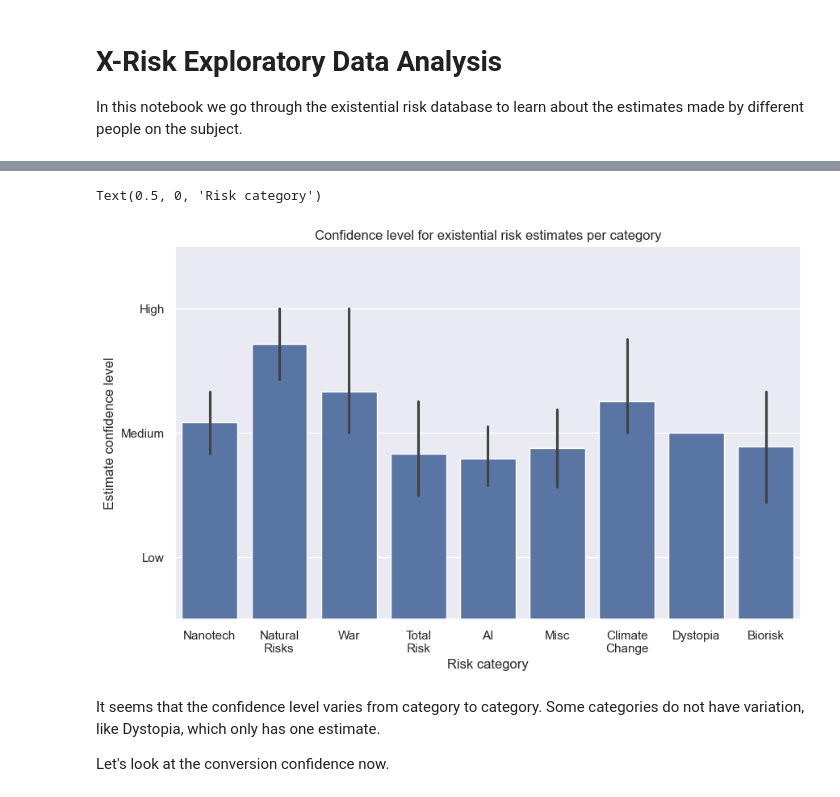
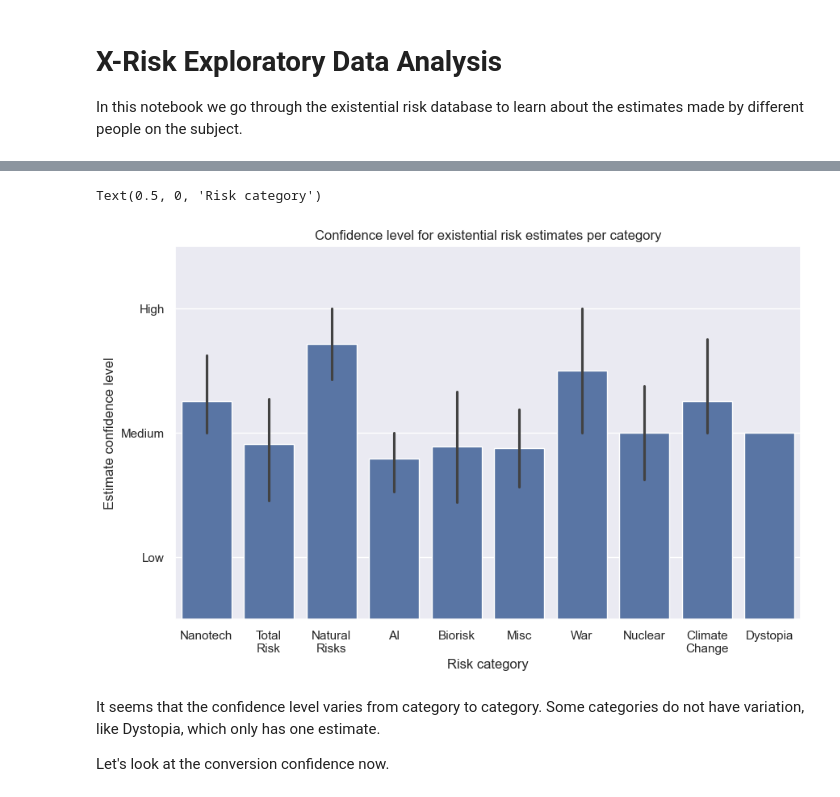
Before and after one commit to aarangop/the-extinction-game, a Jupyter notebook: x-risk-eda.ipynb, the cells around one changed output, grey strips where cells are left out. Cells and saved outputs as stored; diff of their text form; code cells hidden in the pictures.

```diff
--- a/x-risk-eda.ipynb
+++ b/x-risk-eda.ipynb
@@ -59,6 +58,7 @@ categories_aliases = {
     "biorisk": "Biorisk",
     "total": "Total\nRisk",
     "dystopia": "Dystopia",
+    "nuclear": "Nuclear",
 }
 df['category_alias'] = df['risk_category'].map(categories_aliases)
 # %%
@@ -94,0 +162,3 @@ df_by_category
+# %%
+# Remove war outlier
+df = df[df['per_century_risk'] < 0.9]
@@ -95,16 +199,19 @@ df_by_category
 # %%
 # Visualize the confidence level for each category in a 10 by 6 inches plot.
 # Start plot from 1 since it's the lowest confidence level
+df = df.sort_values('estimate_confidence_numeric', ascending=False)
+
+# Plot the confidence level for each category sorted by confidence level
 sns.set_theme(rc={'figure.figsize': (10, 6)})
 ax = sns.barplot(x='category_alias', y='estimate_confidence_numeric', data=df)
 ax.set_ylim(0.5, 3.5)
 ax.set_yticks([1, 2, 3], ['Low', 'Medium', 'High'])
 ax.set_title('Confidence level for existential risk estimates per category')
 ax.set_ylabel('Estimate confidence level')
 ax.set_xlabel('Risk category')
 # %% [output]
 Text(0.5, 0, 'Risk category')
-[figure, old version]
+[figure, new version]
 # %% [markdown]
 It seems that the confidence level varies from category to category. Some categories do not have variation, like Dystopia, which only has one estimate.
 
```
Also changed, not shown: parts of 28 cells of this notebook, 10 other files.
